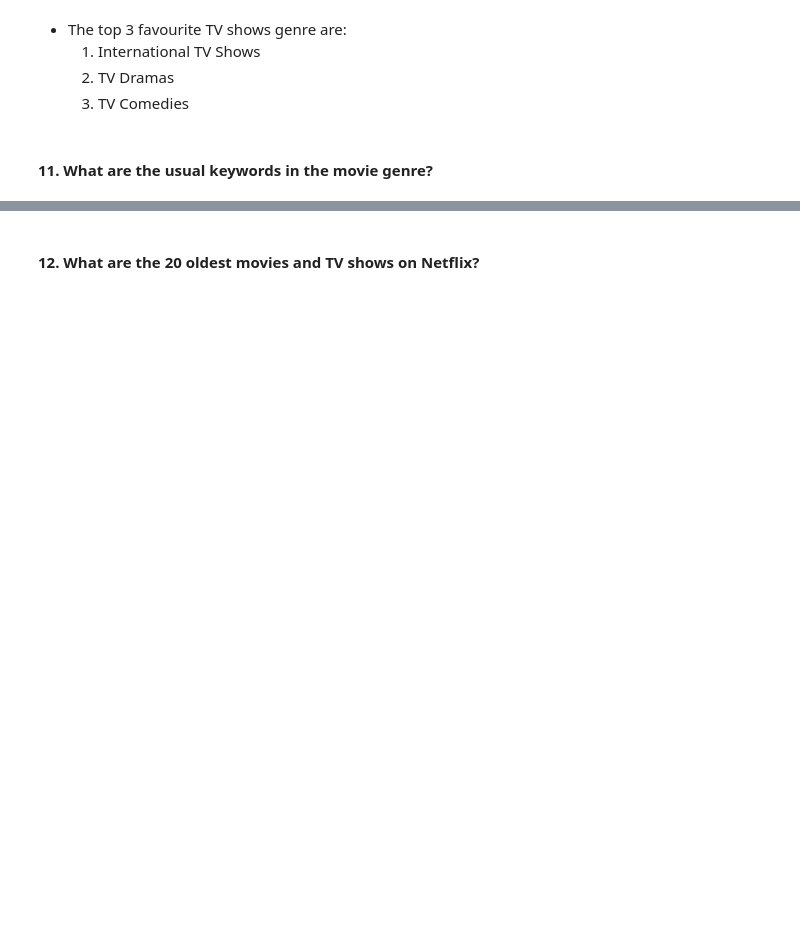
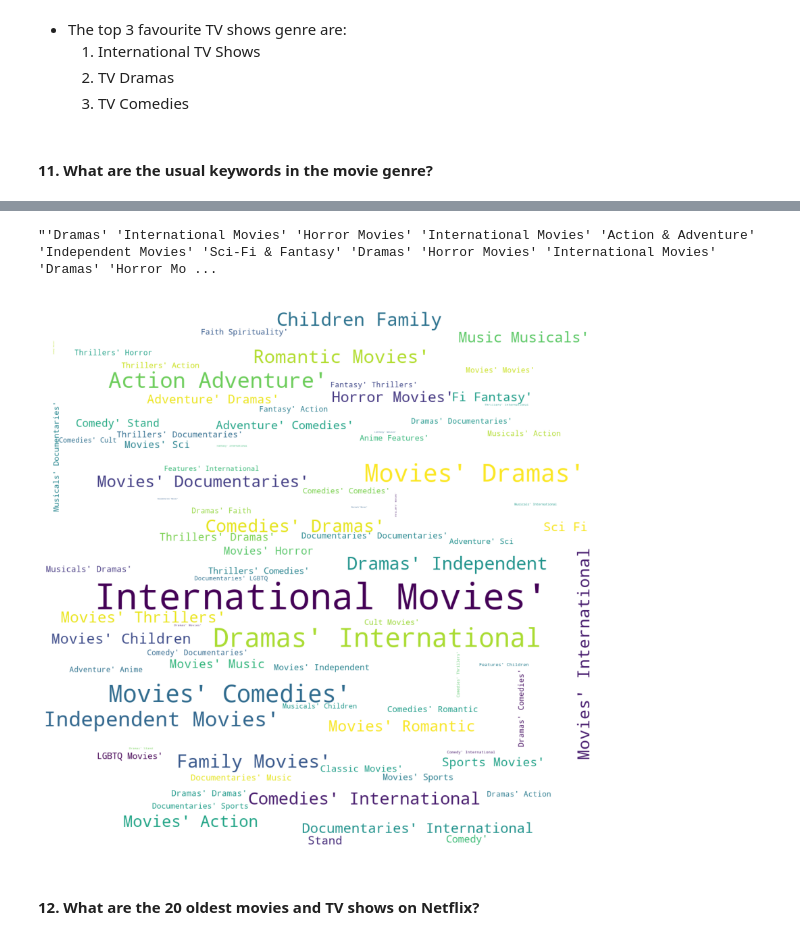
Before and after one commit to LuisMCota/upy3, a Jupyter notebook: Unit1/Pre-processing/netflix.ipynb, the cells around one changed output, grey strips where cells are left out. Drawn from its saved outputs; the diff is of its cells as text; code cells hidden in the pictures; blank space fills up the shorter version.

```diff
--- a/Unit1/Pre-processing/netflix.ipynb
+++ b/Unit1/Pre-processing/netflix.ipynb
@@ -949,3 +943,7 @@ SyntaxError: invalid syntax (4231678745.py, line 1)
     3. TV Comedies
 # %% [markdown]
 #### 11. What are the usual keywords in the movie genre?
+# %%
+from wordcloud import WordCloud
+categories = ", ".join(movie['listed_in']).split(", ")
+categories
@@ -952,11 +968,15 @@ SyntaxError: invalid syntax (4231678745.py, line 1)
+# %%
+text = str(categories).replace(',','').replace('[','').replace("''",'').replace(']','')
+text
+# %% [output]
+"'Dramas' 'International Movies' 'Horror Movies' 'International Movies' 'Action & Adventure' 'Independent Movies' 'Sci-Fi & Fantasy' 'Dramas' 'Horror Movies' 'International Movies' 'Dramas' 'Horror Mo ...
 # %%
-from wordcloud import WordCloud
-categories =
-text =
 plt.rcParams['figure.figsize'] = (15, 15)
 wordcloud = WordCloud(background_color = 'white', width = 1200,  height = 1200, max_words = 121).generate(text)
 plt.imshow(wordcloud)
 plt.axis('off')
 plt.show()
+# %% [output]
+[figure, added]
 # %% [markdown]
 #### 12. What are the 20 oldest movies and TV shows on Netflix?
```
Also changed, not shown: parts of 21 cells of this notebook, 1 other file.
